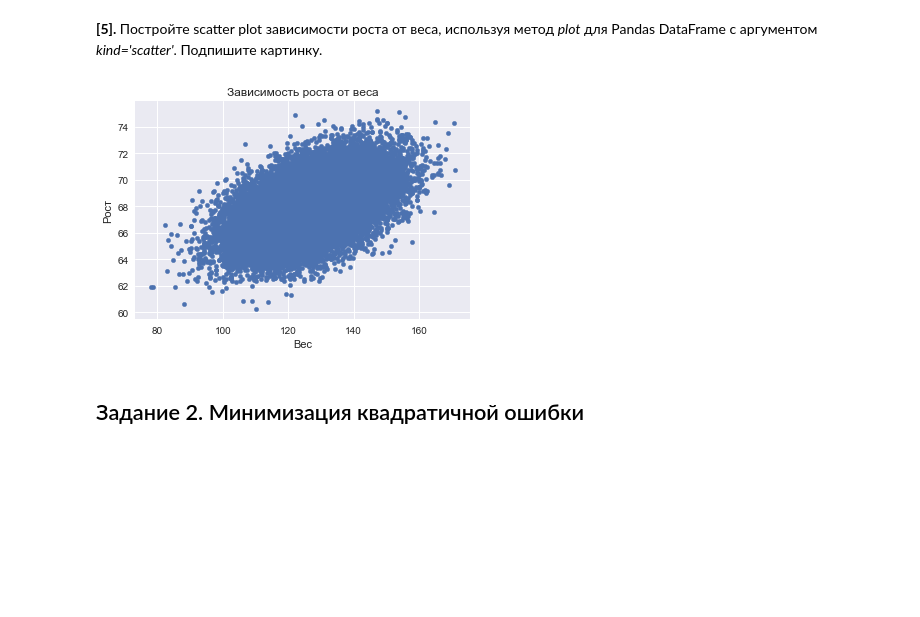
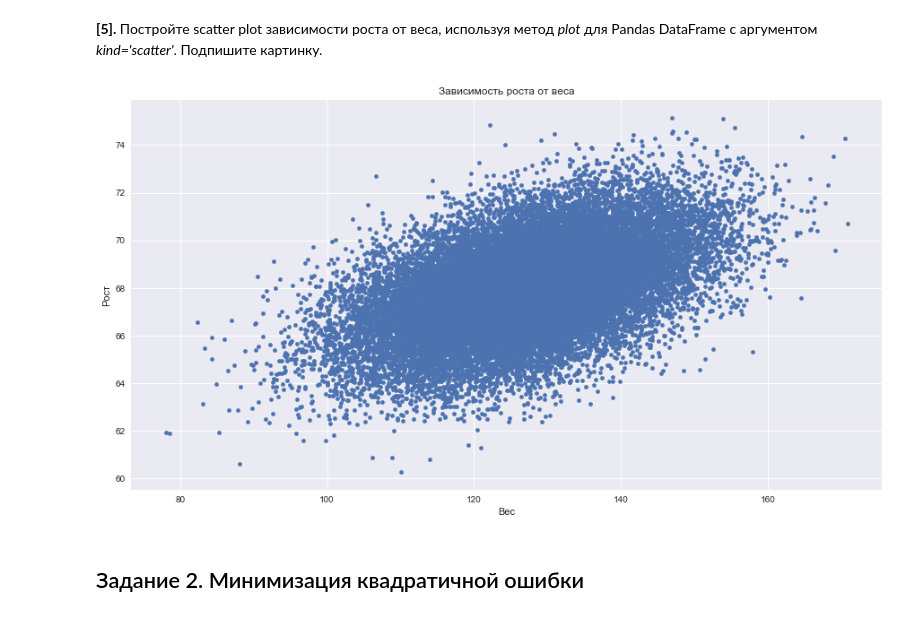
Before and after one commit to SmirnovAlexander/MachineLearningDataAnalysis, a Jupyter notebook: SupervisedLearning/LinearRegression/LinearRegression.ipynb, the cells around one changed output. Cells and saved outputs as stored; diff of their text form; code cells hidden in the pictures; blank space fills up the shorter version.

```diff
--- a/SupervisedLearning/LinearRegression/LinearRegression.ipynb
+++ b/SupervisedLearning/LinearRegression/LinearRegression.ipynb
@@ -116,13 +120,13 @@ plt.show()
 # %% [markdown]
 **[5].** Постройте scatter plot зависимости роста от веса, используя метод *plot* для Pandas DataFrame с аргументом *kind='scatter'*. Подпишите картинку.
 # %%
-data.plot(x='Weight', y='Height', kind='scatter')
+data.plot(x='Weight', y='Height', kind='scatter', figsize=(15, 8))
 plt.title('Зависимость роста от веса')
 plt.xlabel('Вес')
 plt.ylabel('Рост')
 plt.show()
 # %% [output]
-[figure, old version]
+[figure, new version]
 # %% [markdown]
 ## Задание 2. Минимизация квадратичной ошибки
 # %% [markdown]
```
Also changed, not shown: parts of 5 cells of this notebook.
